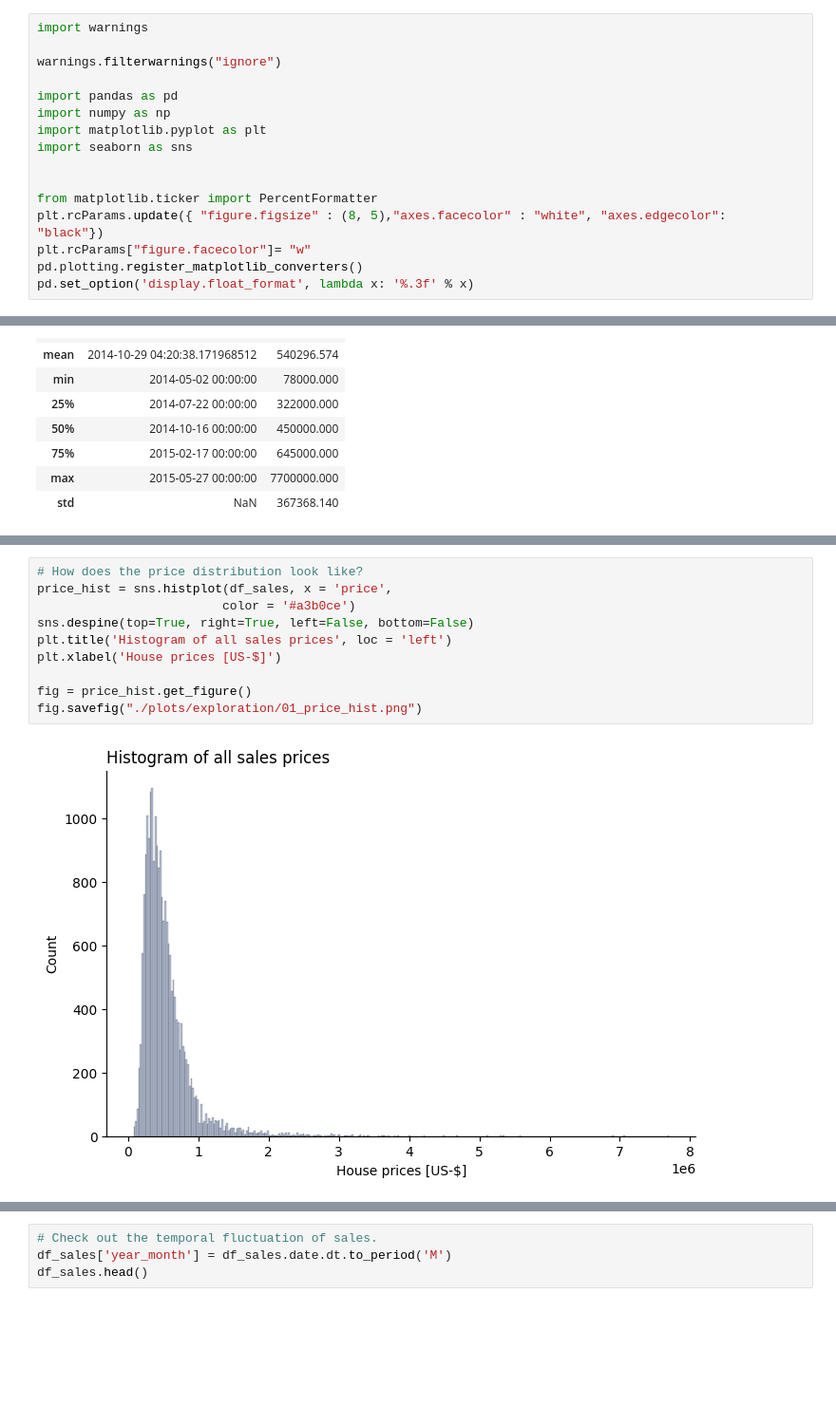
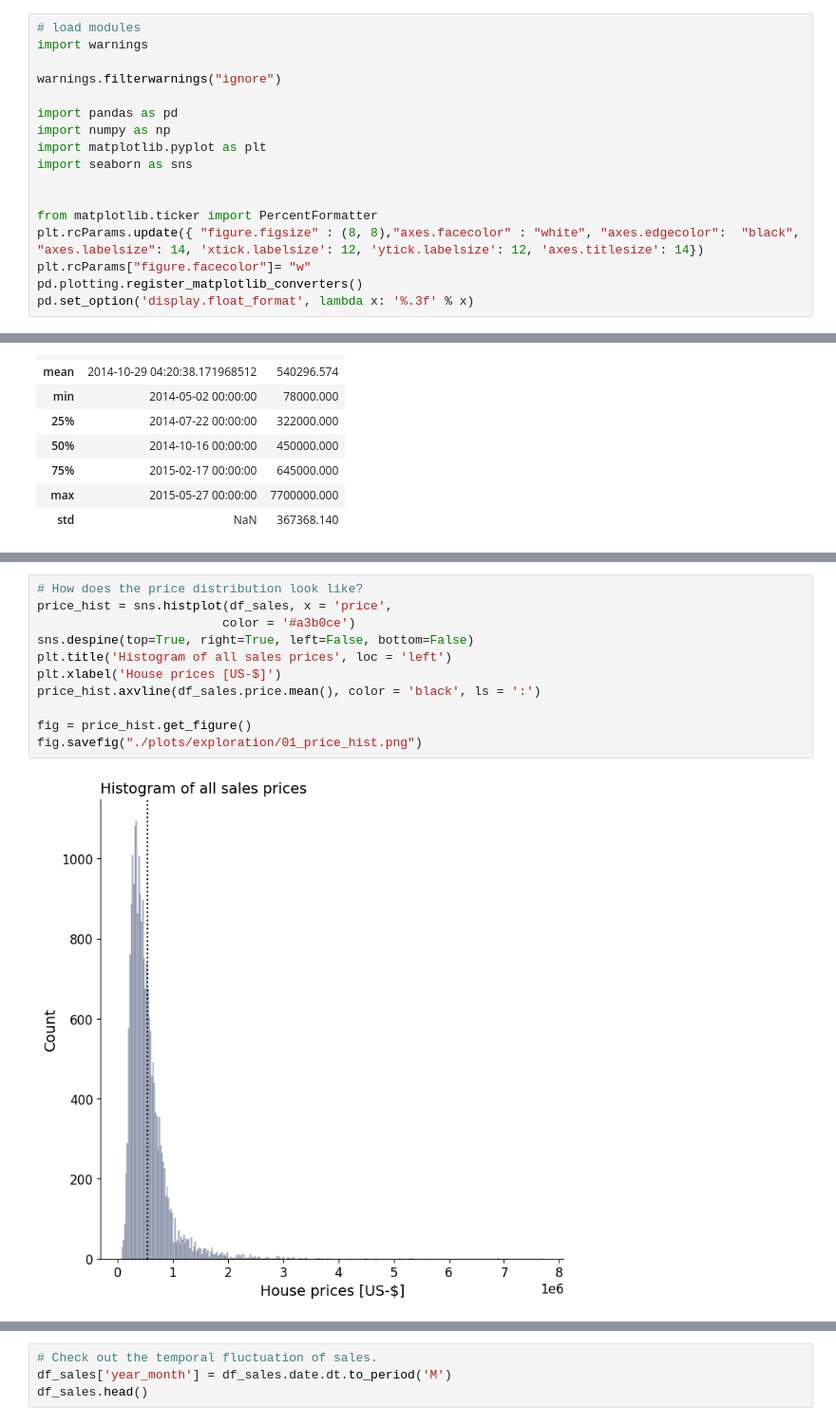
Before and after one commit to ElPaco91/eda_project, a Jupyter notebook: EDA.ipynb, the cells around one changed output, grey strips where cells are left out. Shown: that part at 95% size. Saved outputs shown, nothing was run; the diff lists cells and outputs as text; blank space fills up the shorter version.

```diff
--- a/EDA.ipynb
+++ b/EDA.ipynb
@@ -3,6 +3,7 @@
 
 ![](embedded-picture-1)
 # %%
+# load modules
 import warnings
 
 warnings.filterwarnings("ignore")
@@ -14,7 +15,7 @@ import seaborn as sns
 
 
 from matplotlib.ticker import PercentFormatter
-plt.rcParams.update({ "figure.figsize" : (8, 5),"axes.facecolor" : "white", "axes.edgecolor":  "black"})
+plt.rcParams.update({ "figure.figsize" : (8, 8),"axes.facecolor" : "white", "axes.edgecolor":  "black", "axes.labelsize": 14, 'xtick.labelsize': 12, 'ytick.labelsize': 12, 'axes.titlesize': 14})
 plt.rcParams["figure.facecolor"]= "w"
 pd.plotting.register_matplotlib_converters()
 pd.set_option('display.float_format', lambda x: '%.3f' % x)
@@ -205,14 +215,15 @@ Info's gained from numeric variables:
 # %%
 # How does the price distribution look like?
 price_hist = sns.histplot(df_sales, x = 'price',
                          color = '#a3b0ce')
 sns.despine(top=True, right=True, left=False, bottom=False)
 plt.title('Histogram of all sales prices', loc = 'left')
 plt.xlabel('House prices [US-$]')
+price_hist.axvline(df_sales.price.mean(), color = 'black', ls = ':')
 
 fig = price_hist.get_figure()
 fig.savefig("./plots/exploration/01_price_hist.png")
 # %% [output]
-[figure, old version]
+[figure, new version]
 # %%
 # How often do individual houses get sold within a year?
```
Also changed, not shown: parts of 15 cells of this notebook.
